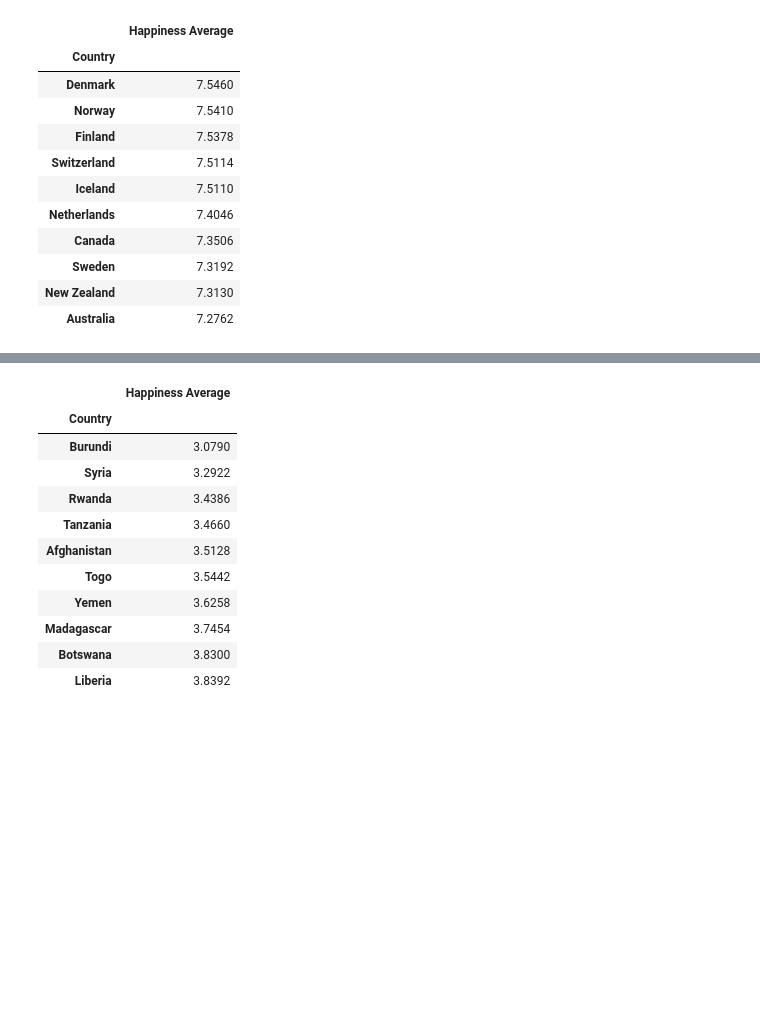
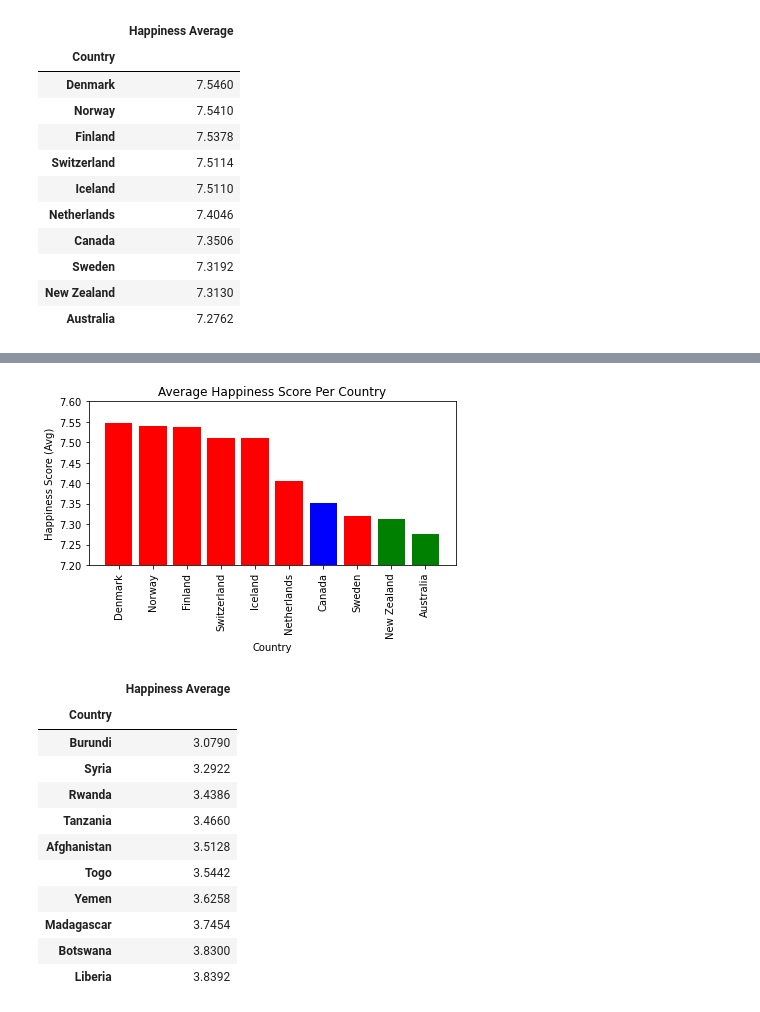
Before and after one commit to Alvin1359/world-happiness-report, a Jupyter notebook: WHA_Country.ipynb, the cells around one changed output, grey strips where cells are left out. Saved outputs shown, nothing was run; the diff lists cells and outputs as text; code cells hidden in the pictures; blank space fills up the shorter version.

```diff
--- a/WHA_Country.ipynb
+++ b/WHA_Country.ipynb
@@ -497,0 +504,4 @@ plt.tight_layout()
+# %%
+#highest_10_Happiness.head(10)
+df=highest_10_Happiness.reset_index()
+df
@@ -498,3 +520,23 @@ plt.tight_layout()
+# %%
+labels = df["Country"]
+values = df["Happiness Average"]
+
+# Change the bar colors here
+plt.bar(labels, values, color=['red', 'red', 'red', 'red', 'red', 'red', 'blue','red','green','green'])
+
+plt.xticks(rotation=90)
+plt.ylim(7.2, 7.6)
+
+plt.title("Average Happiness Score Per Country")
+plt.ylabel('Happiness Score (Avg)')
+plt.xlabel('Country')
+
+# Save and Show plot
+plt.tight_layout()
+plt.savefig("Images/AverageHappiness_Country.png")
+plt.show()
+# %% [output]
+[figure, added]
 # %%
 # List top 10 Countries with the lowest average Happiness Average
 lowest_10_Happiness = Happiness_plot.nsmallest(10, ['Happiness Average'])
```
Also changed, not shown: parts of 7 cells of this notebook, 4 other files.
